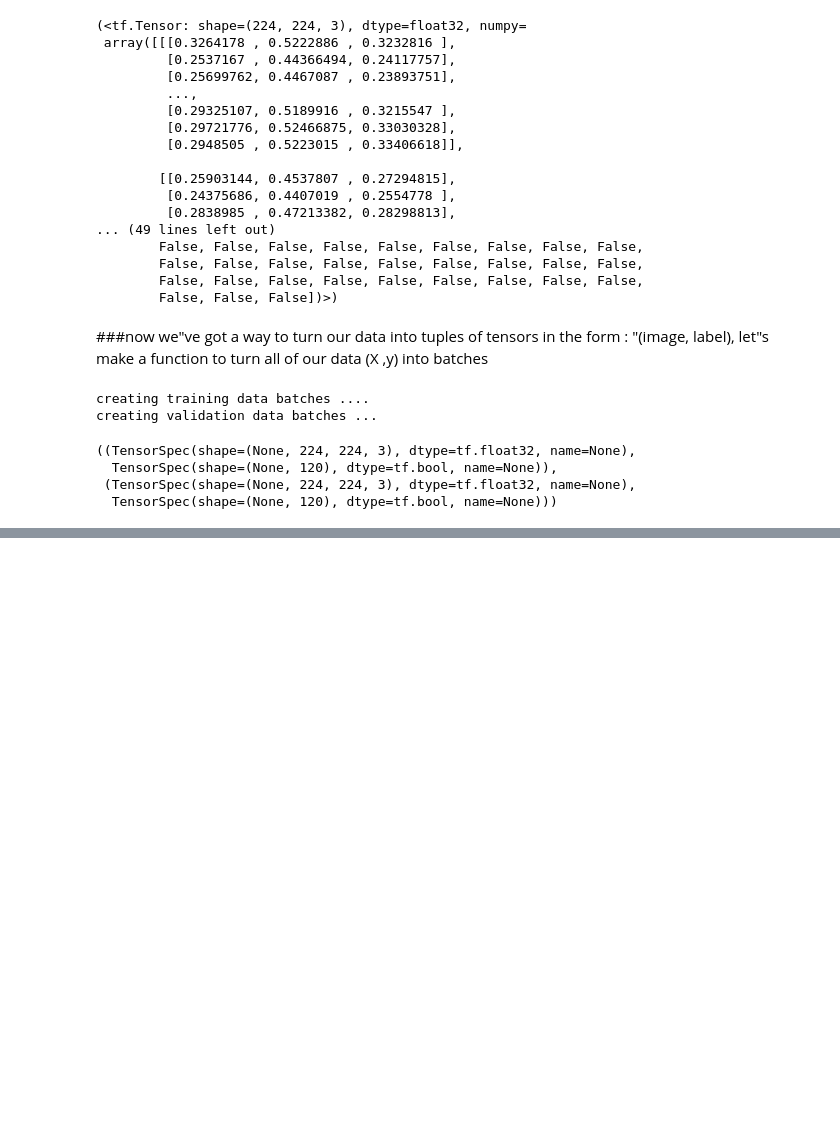
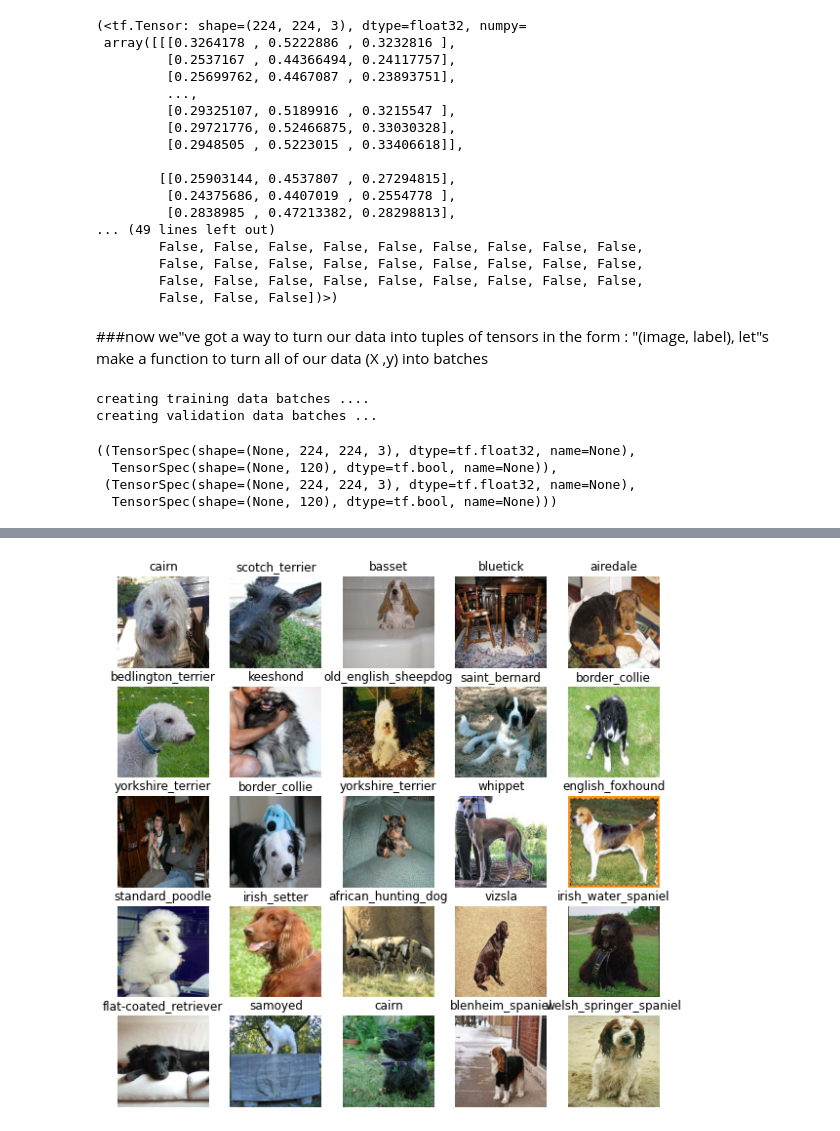
Before and after one commit to youssef-bourais/Plant_classification_using_Convolutional_Neural_Network, a Jupyter notebook: dog_vision.ipynb, the cells around one changed output, grey strips where cells are left out. Cells and saved outputs as stored; diff of their text form; code cells hidden in the pictures; blank space fills up the shorter version.

```diff
--- a/dog_vision.ipynb
+++ b/dog_vision.ipynb
@@ -526,0 +565,6 @@ train_data.element_spec, val_data.element_spec
+# %%
+#now lets visualize our validation set
+val_images, val_labels = next(val_data.as_numpy_iterator())
+show_25_images(val_images, val_labels)
+# %% [output]
+[figure, added]
```
Also changed, not shown: parts of 5 cells of this notebook.
